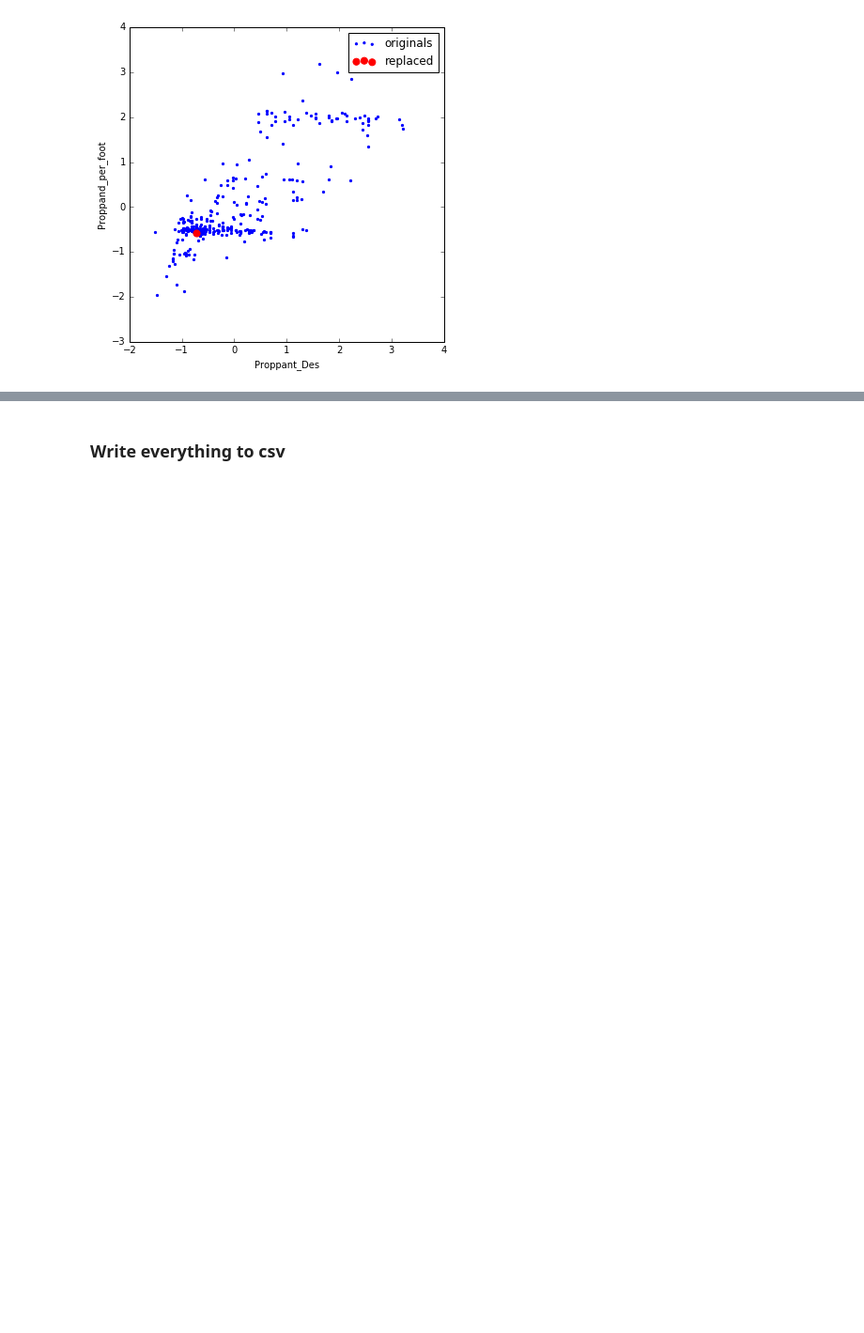
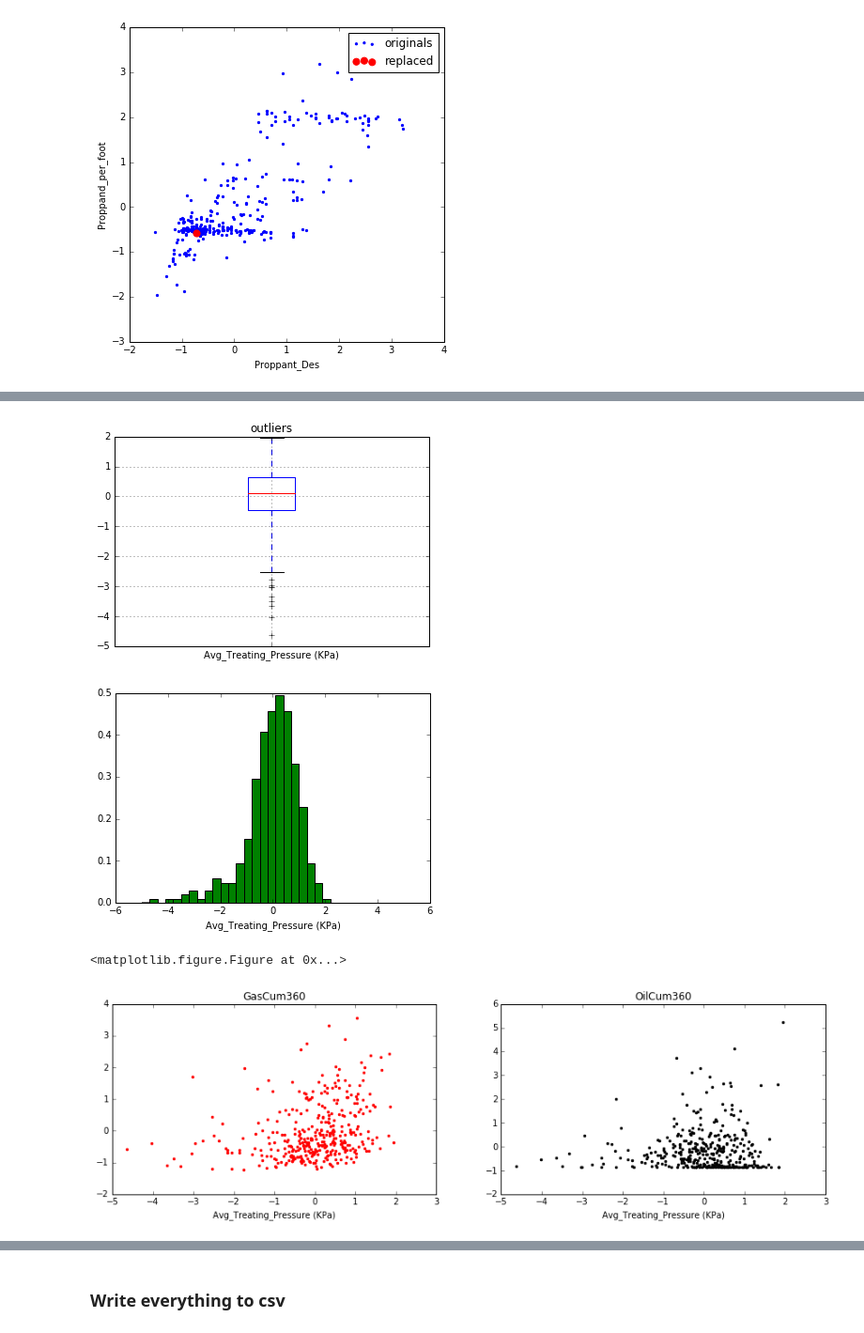
Before and after one commit to rmaliki/ProjetISA, a Jupyter notebook: Code +Data/Data_Cleaning+Exploration-V2.ipynb, the cells around one changed output, grey strips where cells are left out. Shown: that part at 94% size. Drawn from its saved outputs; the diff is of its cells as text; code cells hidden in the pictures; blank space fills up the shorter version.

```diff
--- a/Code +Data/Data_Cleaning+Exploration-V2.ipynb
+++ b/Code +Data/Data_Cleaning+Exploration-V2.ipynb
@@ -449,0 +486,3 @@ outs_StS=vis_and_return_Outl(df,"Stage_Spacing (ft)",1.5,delta=0.3,a=-2,b=4)
+# %%
+missing_Abp=np.isnan(df["Avg_Breakdown_Pressure (KPa)"]) # 1 value
+df[missing_Abp] # two missing values
@@ -449,0 +496,3 @@ outs_StS=vis_and_return_Outl(df,"Stage_Spacing (ft)",1.5,delta=0.3,a=-2,b=4)
+# %%
+rows=df[missing_Abp].index
+df.loc[rows,'Avg_Breakdown_Pressure (KPa)']=np.mean(df['Avg_Breakdown_Pressure (KPa)'])
@@ -449,0 +506,9 @@ outs_StS=vis_and_return_Outl(df,"Stage_Spacing (ft)",1.5,delta=0.3,a=-2,b=4)
+# %%
+outs_Atp=vis_and_return_Outl(df,'Avg_Treating_Pressure (KPa)',2,delta=0.3,a=-5,b=5)#
+#df.corr()['Avg_Treating_Pressure (KPa)'].sort_values()#,'Avg_Treating_Pressure (KPa)','Max_Treating_pressure (KPa)']
+#df.corr()['Max_Treating_pressure (KPa)'].sort_values()#,'Avg_Treating_Pressure (KPa)','Max_Treating_pressure (KPa)']
+# %% [output]
+[figure, added]
+[figure, added]
+<matplotlib.figure.Figure at 0x...>
+[figure, added]
```
Also changed, not shown: parts of 52 cells of this notebook.
